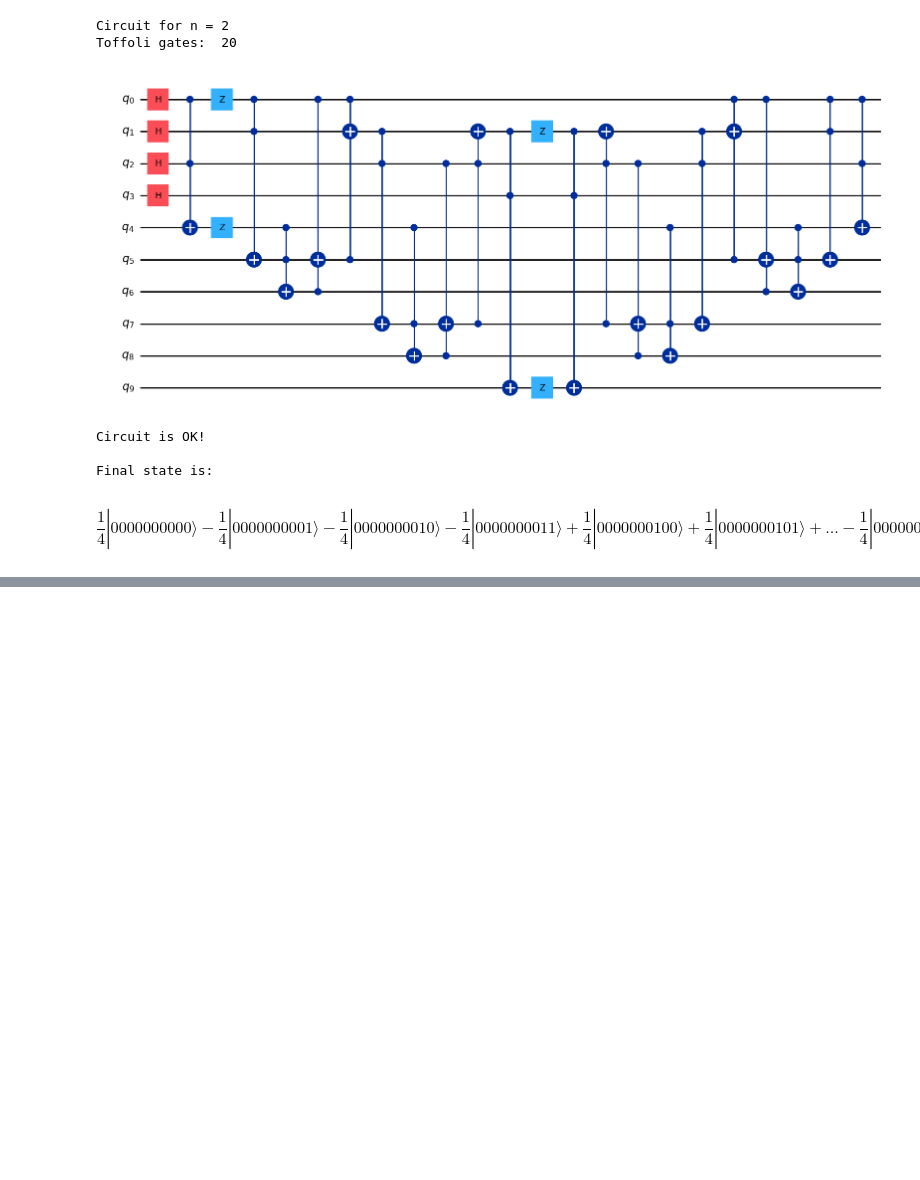
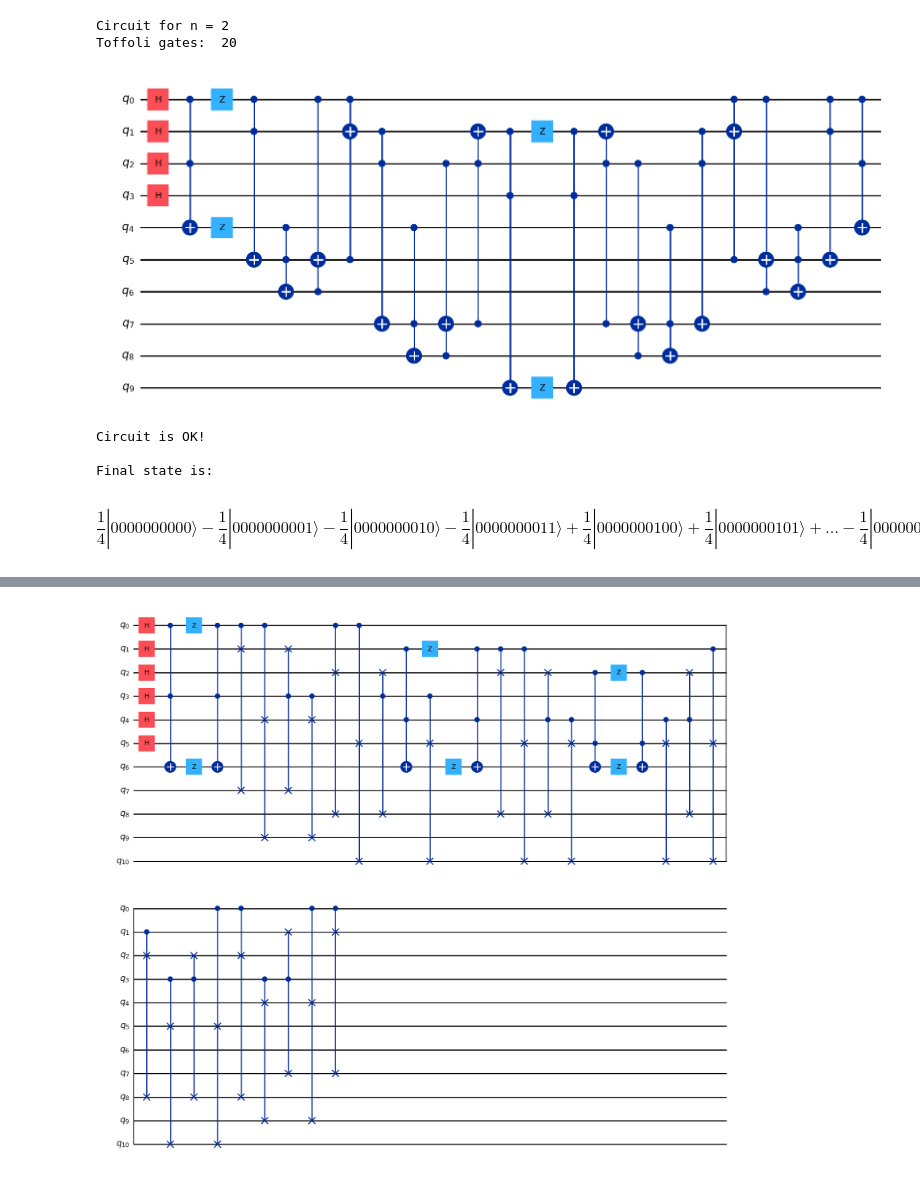
Before and after one commit to guilhermebaos/QUARMEN-Lessons, a Jupyter notebook: Quantum Algorithms/01-Homework01.ipynb, the cells around one changed output, grey strips where cells are left out. Saved outputs shown, nothing was run; the diff lists cells and outputs as text; code cells hidden in the pictures; blank space fills up the shorter version.

```diff
--- a/Quantum Algorithms/01-Homework01.ipynb
+++ b/Quantum Algorithms/01-Homework01.ipynb
@@ -331,0 +194,86 @@ $$\frac{1}{4} |000000000\rangle- \frac{1}{4} |000000001\rangle- \frac{1}{4} |000
+# %%
+# ----- PARAMETERS -----
+n = 3
+m = 2*n - 1
+
+nq = 2 * n + m
+
+# ----- SETUP -----
+qc = QuantumCircuit(nq)
+
+# Create a superposition of all states, to test that our algorithm works
+for i in range(2*n):
+    qc.h(i)
+
+
+# Ancilla for 11 comparison
+anc0 = 2*n
+
+# Ancilla for xswap
+ancx = list(range(2*n + 1, 3*n))
+ancy = list(range(3*n, 4*n - 1))
+
+# Revert at the end
+revert = []
+
+
+# ----- ALGORITHM -----
+T = 0
+for i in range(n):
+
+    # Get qubit indexes
+    xi = i
+    yi = i+n
+
+    # Compare x_i with y_i and reset ancilla
+    qc.ccx(xi, yi, anc0)
+    qc.z(xi)
+    qc.z(anc0)
+    qc.ccx(xi, yi, anc0)
+
+    # Accounting
+    T += 2
+
+    # Swap next qubits to ancilla if comparison terminated (remember j > i)
+    for j in range(i+1, n):
+        xj = j
+        yj = j+n
+
+        # Swap controled on xi = 1
+        qc.cswap(xi, xj, ancx[j-1])
+        qc.cswap(xi, yj, ancy[j-1])
+        T += 6
+
+        # Swap controled on yi = 1
+        qc.cswap(yi, xj, ancx[j-1])
+        qc.cswap(yi, yj, ancy[j-1])
+        T += 6
+
+
+# Swap all at the end
+for i in range(n-1, -1, -1):
+    # Get qubit indexes
+    xi = i
+    yi = i+n
+
+    for j in range(n-1, i, -1):
+        xj = j
+        yj = j+n
+
+        # Swap controled on yi = 1
+        qc.cswap(yi, yj, ancy[j-1])
+        qc.cswap(yi, xj, ancx[j-1])
+        T += 6
+
+        # Swap controled on xi = 1
+        qc.cswap(xi, yj, ancy[j-1])
+        qc.cswap(xi, xj, ancx[j-1])
+        T += 6
+
+
+
+# ----- VISUALIZATION -----
+print(f"Circuit for n = {n} and m = {m}")
+print("Toffoli gates: ", T)
+qc.draw('mpl')
+# %% [output]
@@ -331,0 +282 @@ $$\frac{1}{4} |000000000\rangle- \frac{1}{4} |000000001\rangle- \frac{1}{4} |000
+[figure, added]
```
Also changed, not shown: parts of 6 cells of this notebook.
